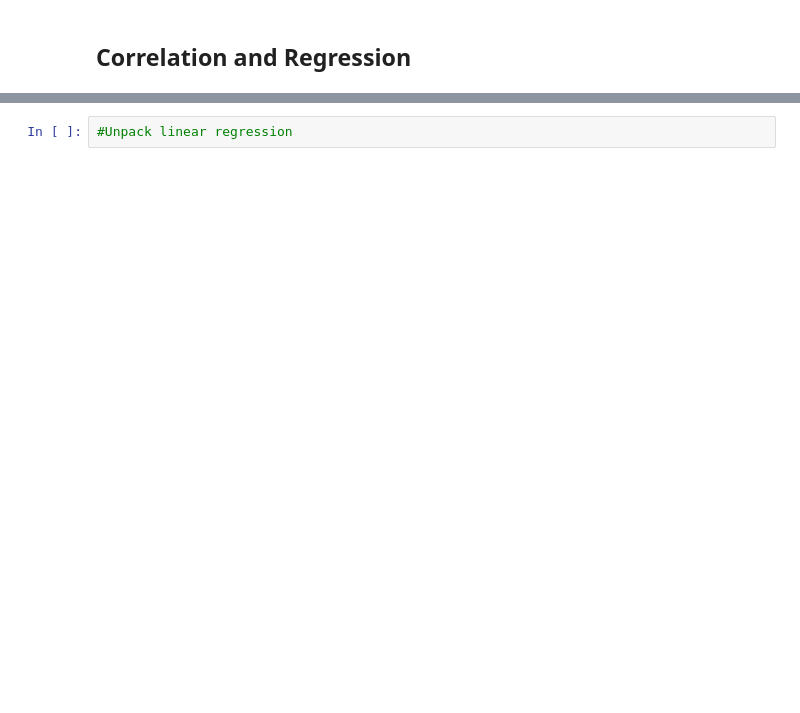
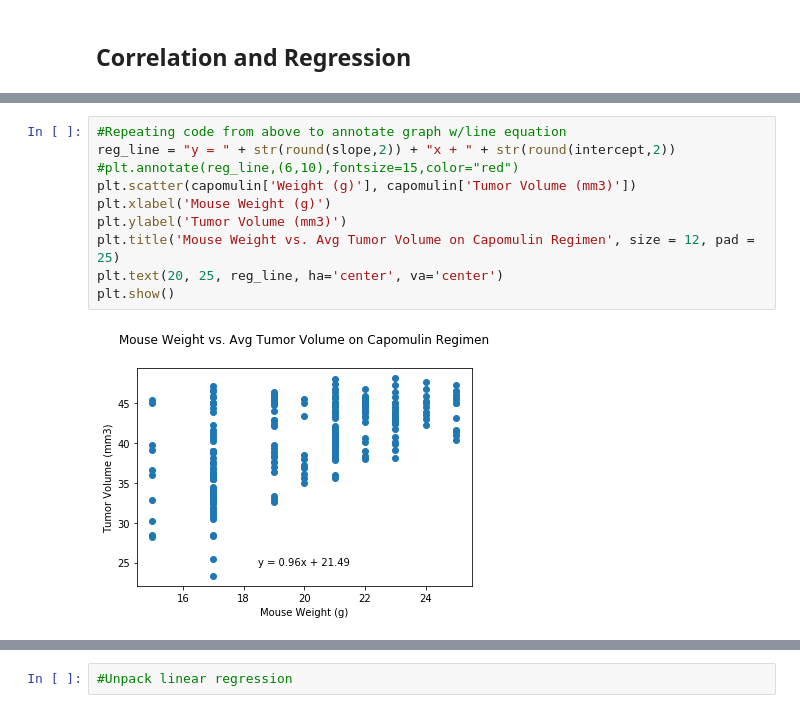
Before and after one commit to faithlierheimer/DABootCampLierheimer, a Jupyter notebook: matplotlib-challenge/Instructions/Pymaceuticals/pymaceuticals_draft.ipynb, the cells around one changed output, grey strips where cells are left out. Drawn from its saved outputs; the diff is of its cells as text; blank space fills up the shorter version.

```diff
--- a/matplotlib-challenge/Instructions/Pymaceuticals/pymaceuticals_draft.ipynb
+++ b/matplotlib-challenge/Instructions/Pymaceuticals/pymaceuticals_draft.ipynb
@@ -762 +772,13 @@ plt.show()
+# %%
+#Repeating code from above to annotate graph w/line equation
+reg_line = "y = " + str(round(slope,2)) + "x + " + str(round(intercept,2))
+#plt.annotate(reg_line,(6,10),fontsize=15,color="red")
+plt.scatter(capomulin['Weight (g)'], capomulin['Tumor Volume (mm3)'])
+plt.xlabel('Mouse Weight (g)')
+plt.ylabel('Tumor Volume (mm3)')
+plt.title('Mouse Weight vs. Avg Tumor Volume on Capomulin Regimen', size = 12, pad = 25)
+plt.text(20, 25, reg_line, ha='center', va='center')
+plt.show()
+# %% [output]
+[figure, added]
 # %%
```
Also changed, not shown: parts of 8 cells of this notebook.
